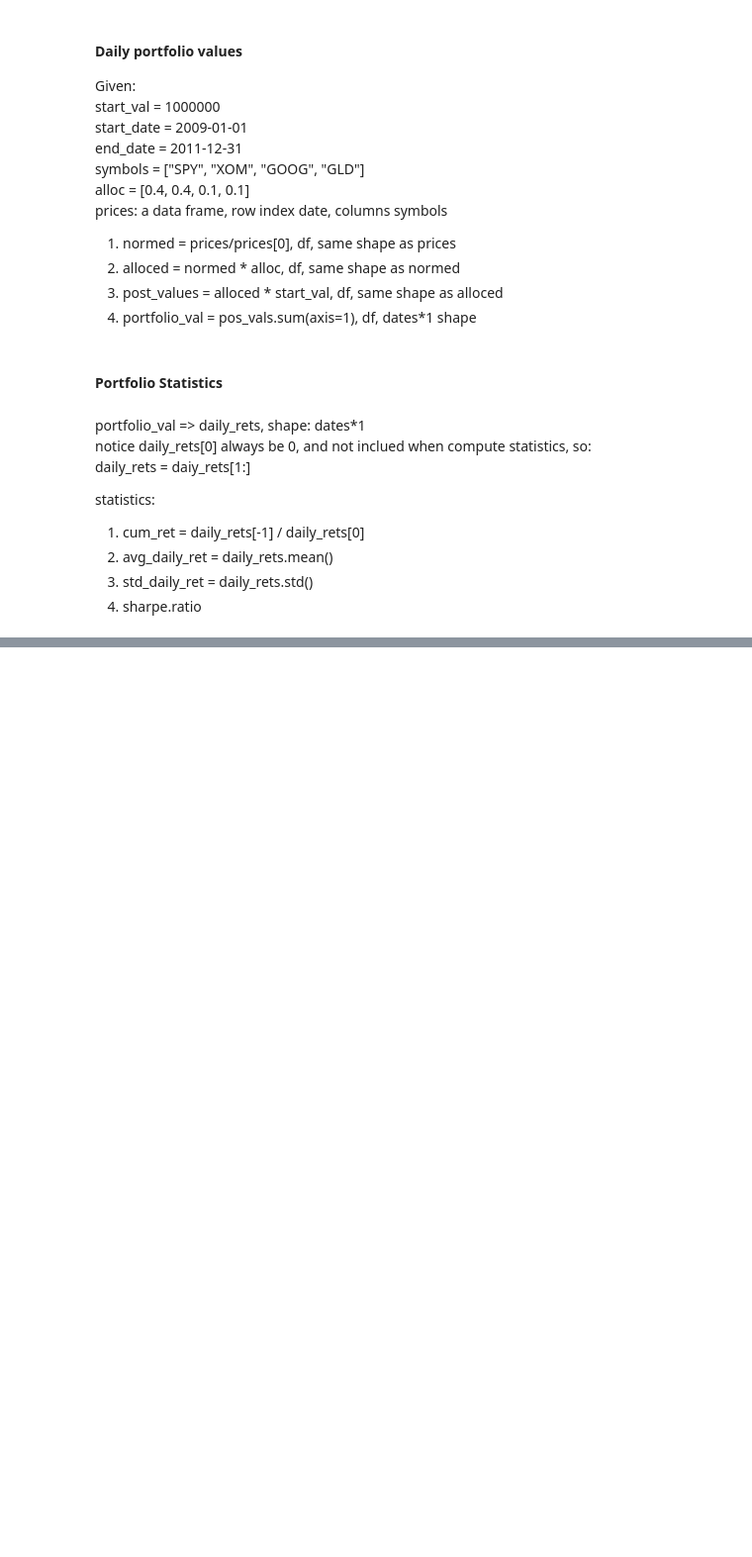
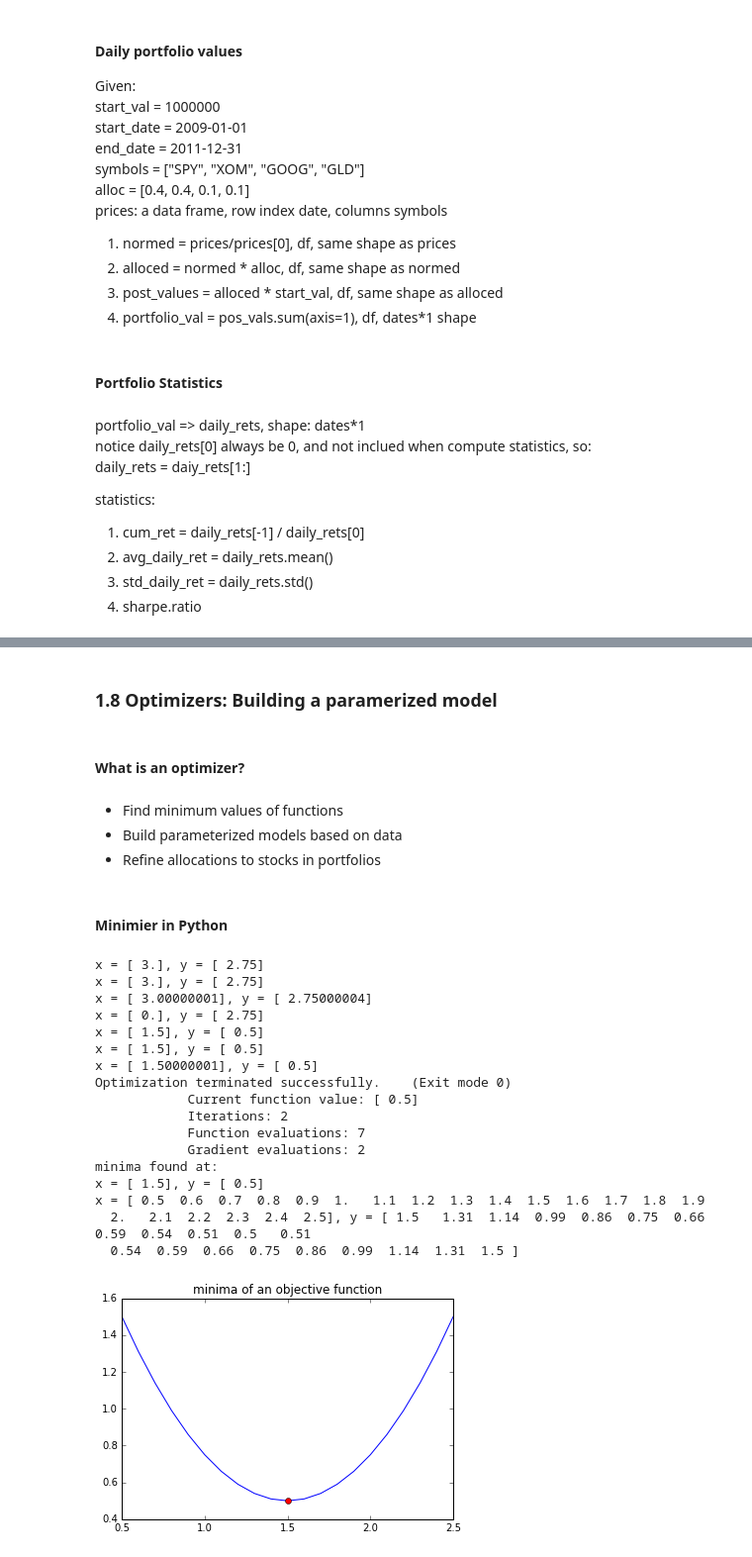
Before and after one commit to uberman4740/MLforTrading, a Jupyter notebook: 01ManipulatingFinancialData.ipynb, the cells around one changed output, grey strips where cells are left out. Shown: that part at 99% size. Drawn from its saved outputs; the diff is of its cells as text; code cells hidden in the pictures; blank space fills up the shorter version.

```diff
--- a/01ManipulatingFinancialData.ipynb
+++ b/01ManipulatingFinancialData.ipynb
@@ -1389,0 +1421,59 @@ statistics:
+# %% [markdown]
+### 1.8 Optimizers: Building a paramerized model
+# %% [markdown]
+#### What is an optimizer?
+# %% [markdown]
+- Find minimum values of functions
+- Build parameterized models based on data
+- Refine allocations to stocks in portfolios
+# %% [markdown]
+#### Minimier in Python
+# %%
+"""minimize an objective function, using Scipy."""
+
+import pandas as pd
+import matplotlib.pyplot as plt
+import numpy as np
+import scipy.optimize as spo
+%matplotlib inline
+
+def f(x):
+    y = (x - 1.5)**2 + 0.5
+    print "x = {}, y = {}".format(x, y)
+    return y
+
+def run():
+    x_guess = 3
+    min_result = spo.minimize(f, x_guess, method="SLSQP",
+                            options={"disp": True})
+    print "minima found at:"
+    print "x = {}, y = {}".format(min_result.x, min_result.fun)
+
+    xplot = np.linspace(0.5, 2.5, 21)
+    yplot = f(xplot)
+    plt.plot(xplot, yplot)
+    plt.plot(min_result.x, min_result.fun, "ro")
+    plt.title("minima of an objective function")
+    plt.show()
+
+if __name__ == "__main__":
+    run()
+# %% [output]
+x = [ 3.], y = [ 2.75]
+x = [ 3.], y = [ 2.75]
+x = [ 3.00000001], y = [ 2.75000004]
+x = [ 0.], y = [ 2.75]
+x = [ 1.5], y = [ 0.5]
+x = [ 1.5], y = [ 0.5]
+x = [ 1.50000001], y = [ 0.5]
+Optimization terminated successfully.    (Exit mode 0)
+            Current function value: [ 0.5]
+            Iterations: 2
+            Function evaluations: 7
+            Gradient evaluations: 2
+minima found at:
+x = [ 1.5], y = [ 0.5]
+x = [ 0.5  0.6  0.7  0.8  0.9  1.   1.1  1.2  1.3  1.4  1.5  1.6  1.7  1.8  1.9
+  2.   2.1  2.2  2.3  2.4  2.5], y = [ 1.5   1.31  1.14  0.99  0.86  0.75  0.66  0.59  0.54  0.51  0.5   0.51
+  0.54  0.59  0.66  0.75  0.86  0.99  1.14  1.31  1.5 ]
+[figure, added]
```
Also changed, not shown: parts of 10 cells of this notebook.
